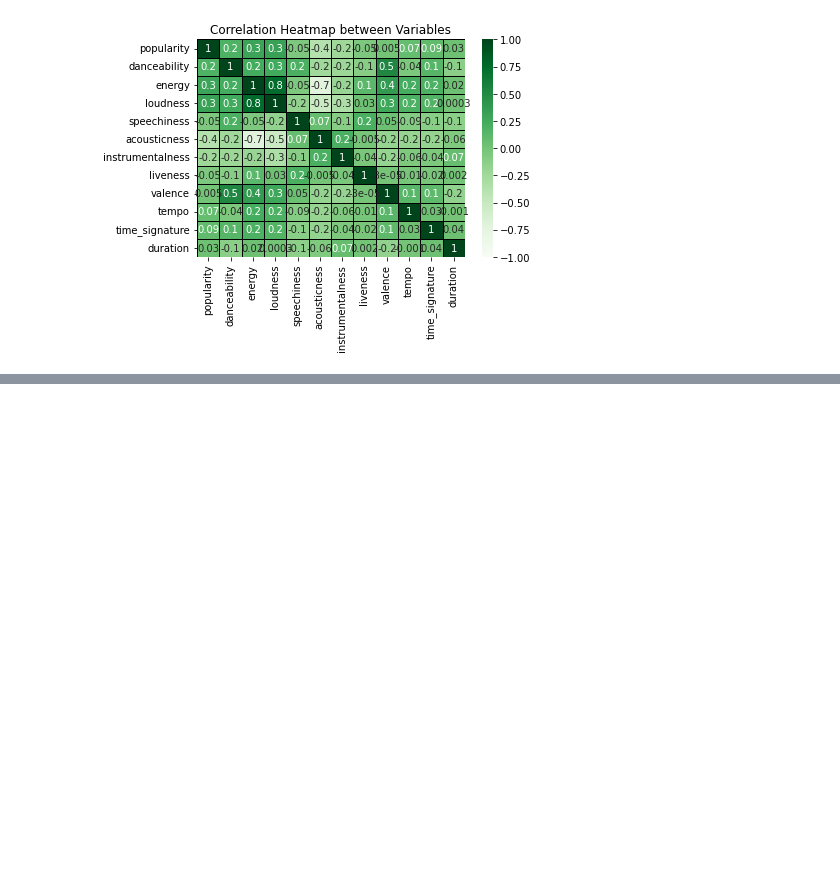
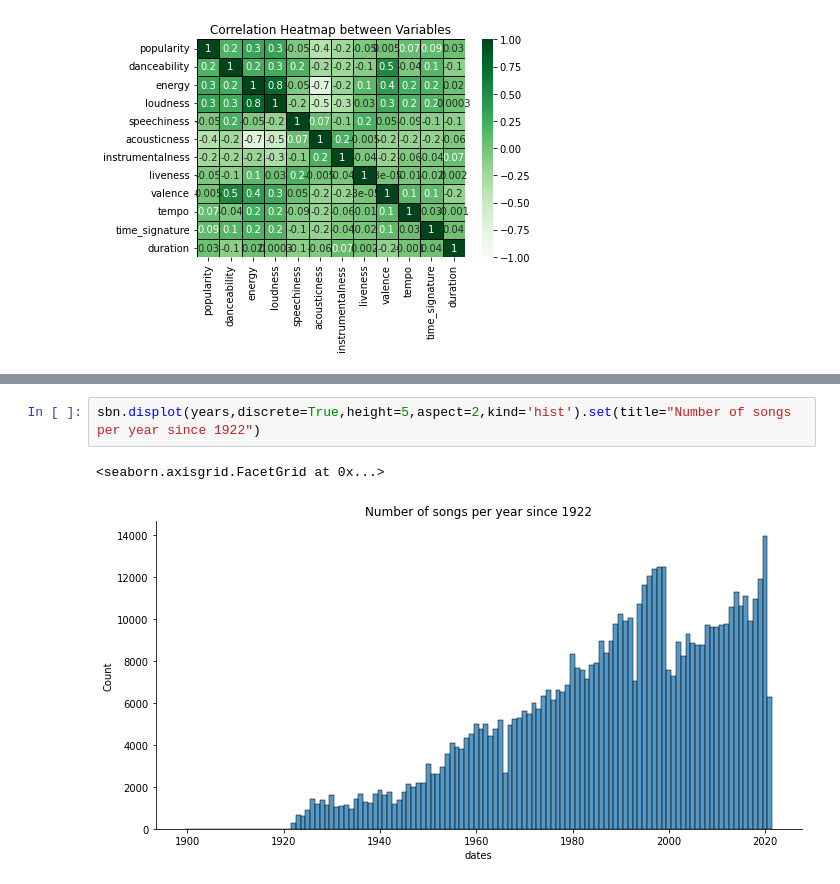
Before and after one commit to pbpcodes/spotifyProject, a Jupyter notebook: Spotify Data Analysis-checkpoint.ipynb, the cells around one changed output, grey strips where cells are left out. Cells and saved outputs as stored; diff of their text form; blank space fills up the shorter version.

```diff
--- a/Spotify Data Analysis-checkpoint.ipynb
+++ b/Spotify Data Analysis-checkpoint.ipynb
@@ -170,0 +199,5 @@ heatMap.set_xticklabels(heatMap.get_xticklabels(),rotation=90)
+# %%
+sbn.displot(years,discrete=True,height=5,aspect=2,kind='hist').set(title="Number of songs per year since 1922")
+# %% [output]
+<seaborn.axisgrid.FacetGrid at 0x...>
+[figure, added]
```
Also changed, not shown: parts of 10 cells of this notebook.
